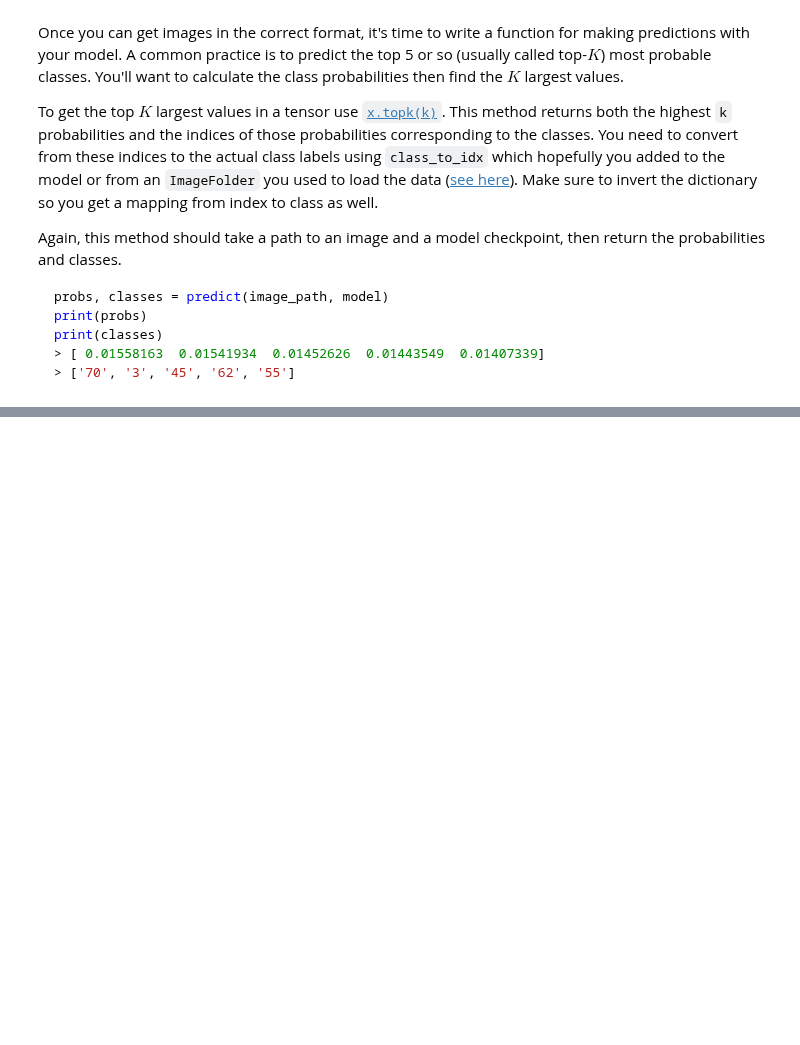
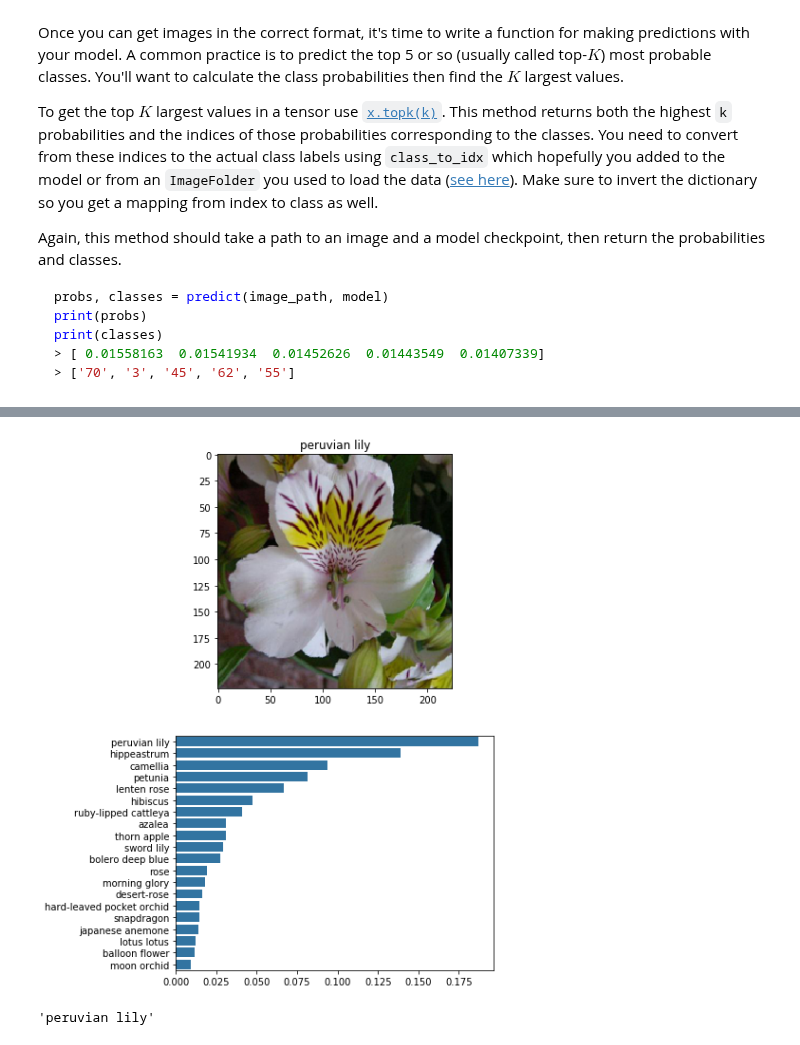
Before and after one commit to jc-udacity/datascientist, a Jupyter notebook: 03_deep_learning/05_PyTorch/Image Classifier Project.ipynb, the cells around one changed output, grey strips where cells are left out. Saved outputs shown, nothing was run; the diff lists cells and outputs as text; code cells hidden in the pictures; blank space fills up the shorter version.

Commit message:
update on Image classifier

````diff
--- a/03_deep_learning/05_PyTorch/Image Classifier Project.ipynb
+++ b/03_deep_learning/05_PyTorch/Image Classifier Project.ipynb
@@ -480,6 +503,10 @@ To check your work, the function below converts a PyTorch tensor and displays it
 def imshow(image, ax=None, title=None):
     if ax is None:
         fig, ax = plt.subplots()
+
+    # add title, otherwise why adding it in the function signature ?
+    if title:
+        plt.title(title)
 
     # PyTorch tensors assume the color channel is the first dimension
     # but matplotlib assumes is the third dimension
@@ -519,9 +546,3 @@ print(classes)
 > [ 0.01558163  0.01541934  0.01452626  0.01443549  0.01407339]
 > ['70', '3', '45', '62', '55']
 ```
-# %%
-def predict(image_path, model, topk=5):
-    ''' Predict the class (or classes) of an image using a trained deep learning model.
-    '''
-
-    # TODO: Implement the code to predict the class from an image file
@@ -527,0 +594,9 @@ def predict(image_path, model, topk=5):
+# %%
+import json
+
+with open('cat_to_name.json', 'r') as f:
+    cat_to_name = json.load(f)
+
+#print(cat_to_name)
+img_path = './flowers/test/11/image_03098.jpg'
+probs, classes, flowers = predict(img_path, model, cat_to_name)
@@ -535,3 +620,35 @@ Now that you can use a trained model for predictions, check to make sure it make
 You can convert from the class integer encoding to actual flower names with the `cat_to_name.json` file (should have been loaded earlier in the notebook). To show a PyTorch tensor as an image, use the `imshow` function defined above.
 # %%
 # TODO: Display an image along with the top 5 classes
+# %%
+import seaborn as sns
+def plot_prediction(image_path, model, cat_to_name, k=5):
+    # Set up plot
+    plt.figure(figsize = (6,10))
+    ax = plt.subplot(2,1,1)
+    # Set up title
+    category = image_path.split('/')[3]
+    title_ = cat_to_name[category]
+    # Plot flower
+    img = process_image(image_path)
+    imshow(img, ax, title = title_);
+    # Make prediction
+    probs, labels, flowers = predict(image_path, model, cat_to_name, k)
+    # Plot bar chart
+    plt.subplot(2,1,2)
+    sns.barplot(x=probs, y=flowers, color=sns.color_palette()[0]);
+    plt.show()
+# %%
+import json
+
+with open('cat_to_name.json', 'r') as f:
+    cat_to_name = json.load(f)
+
+img_path = './flowers/test/18/image_04292.jpg'
+plot_prediction(img_path, model, cat_to_name, k=20)
+# %% [output]
+[figure, added]
+# %%
+cat_to_name['18']
+# %% [output]
+'peruvian lily'
````
Also changed, not shown: parts of 10 cells of this notebook, 1 other file.
